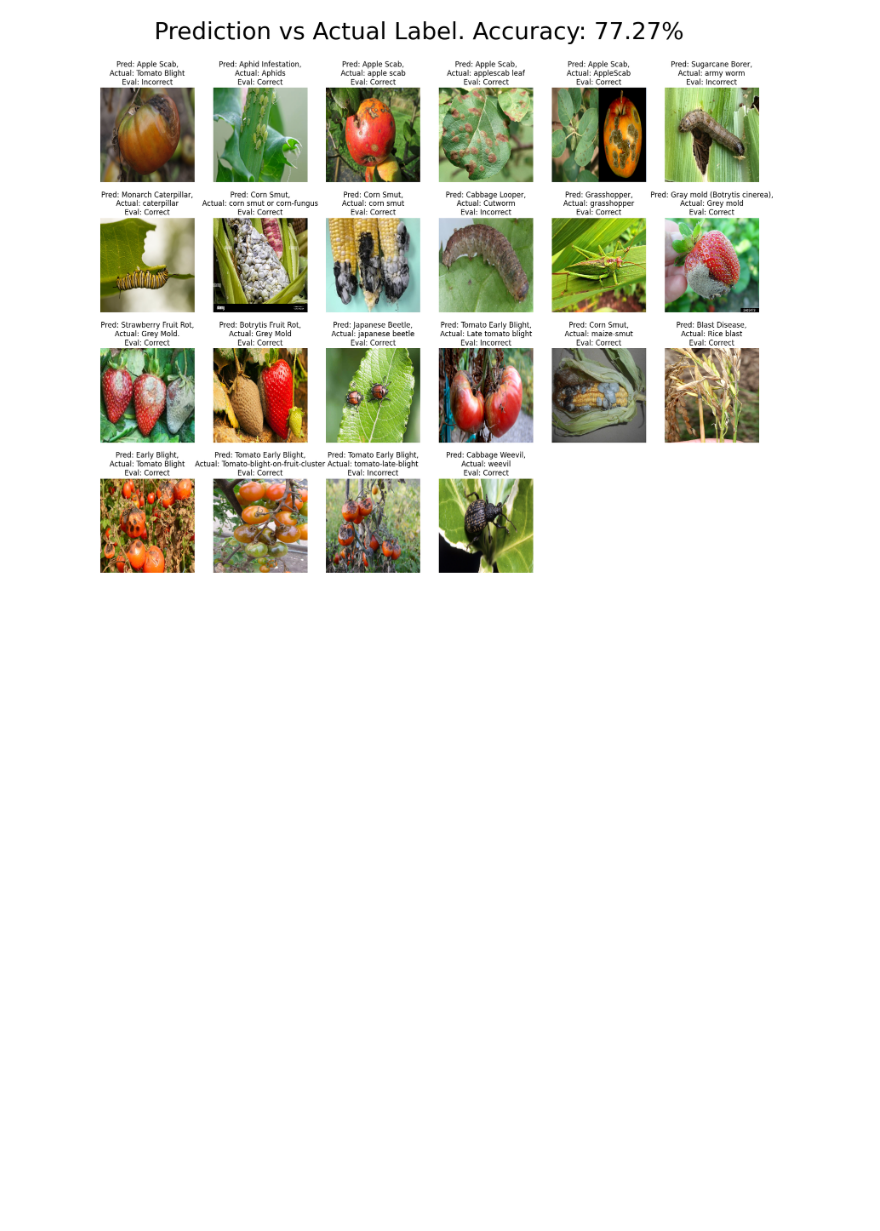
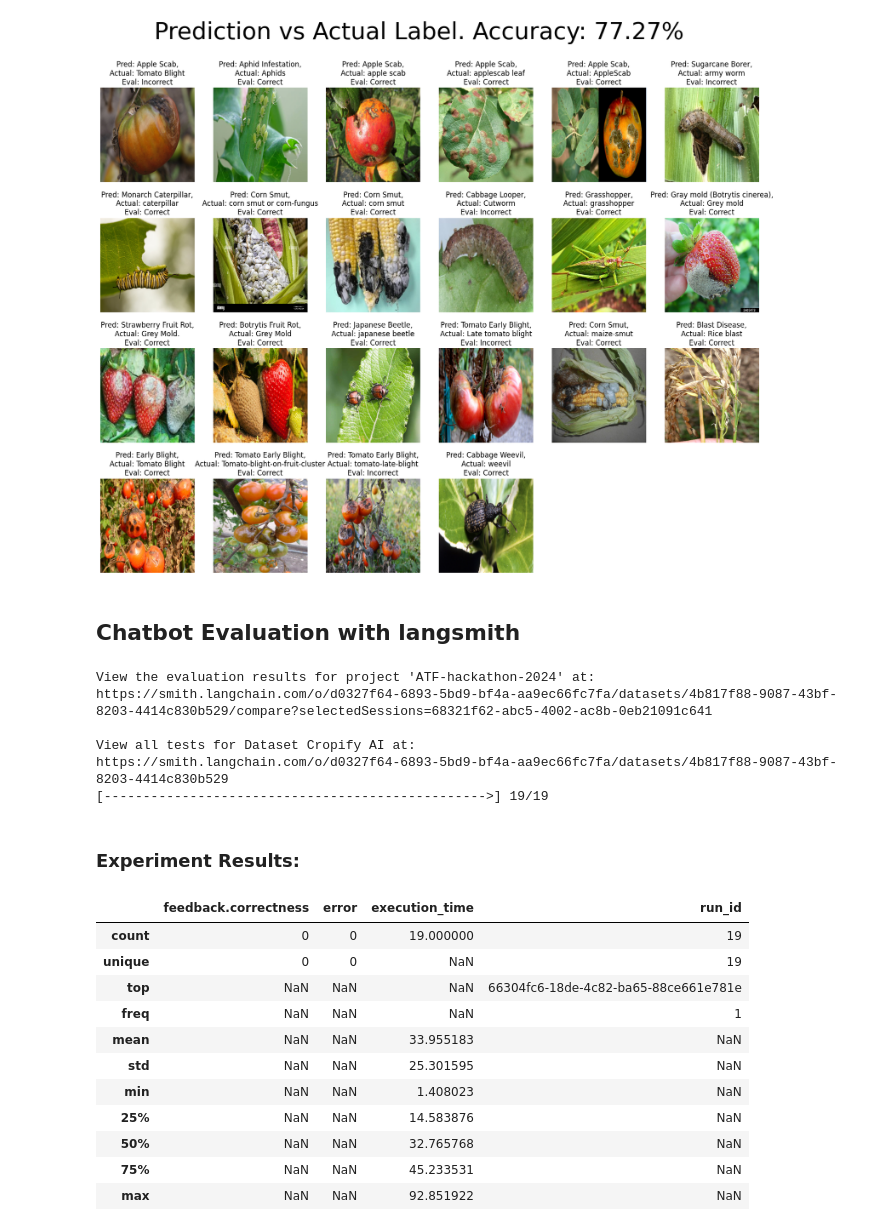
Before and after one commit to K-RED90/Cropify-AI, a Jupyter notebook: evaluator.ipynb, the cells around one changed output. Cells and saved outputs as stored; diff of their text form; code cells hidden in the pictures; blank space fills up the shorter version.

Commit message:
chore: Update AgriScan evaluation documentation

```diff
--- a/evaluator.ipynb
+++ b/evaluator.ipynb
@@ -179,0 +177,63 @@ fig.savefig()
+# %% [markdown]
+## Chatbot Evaluation with langsmith
+# %%
+import langsmith
+from langchain_core import prompts
+from langchain_openai import chat_models
+from langchain.evaluation.qa import eval_prompt
+from langchain import smith
+from langchain.schema import output_parser
+
+from dotenv import load_dotenv
+
+load_dotenv(override=True)
+
+
+# Define your runnable or chain below.
+prompt = prompts.ChatPromptTemplate.from_messages(
+  [
+    ("system", "You are a helpful AI assistant."),
+    ("human", "{messages}")
+  ]
+)
+llm = chat_models.ChatOpenAI(model="gpt-3.5-turbo-0125", temperature=0)
+chain = (prompt | llm | output_parser.StrOutputParser()).with_retry()
+
+# Define the evaluators to apply
+eval_config = smith.RunEvalConfig(
+    evaluators=[
+        "qa"
+    ],
+    custom_evaluators=[],
+    eval_llm=chat_models.ChatOpenAI(model="gpt-3.5-turbo-0125", temperature=0)
+)
+
+client = langsmith.Client()
+chain_results = client.run_on_dataset(
+    dataset_name="Cropify AI",
+    llm_or_chain_factory=chain,
+    evaluation=eval_config,
+    project_name="ATF-hackathon-2024",
+    concurrency_level=2,
+    verbose=True,
+)
+# %% [output]
+View the evaluation results for project 'ATF-hackathon-2024' at:
+https://smith.langchain.com/o/d0327f64-6893-5bd9-bf4a-aa9ec66fc7fa/datasets/4b817f88-9087-43bf-8203-4414c830b529/compare?selectedSessions=68321f62-abc5-4002-ac8b-0eb21091c641
+
+View all tests for Dataset Cropify AI at:
+https://smith.langchain.com/o/d0327f64-6893-5bd9-bf4a-aa9ec66fc7fa/datasets/4b817f88-9087-43bf-8203-4414c830b529
+[------------------------------------------------->] 19/19
+Experiment Results:
+|  | feedback.correctness | error | execution_time | run_id |
+| count | 0 | 0 | 19.000000 | 19 |
+| unique | 0 | 0 | NaN | 19 |
+| top | NaN | NaN | NaN | 66304fc6-18de-4c82-ba65-88ce661e781e |
+| freq | NaN | NaN | NaN | 1 |
+| mean | NaN | NaN | 33.955183 | NaN |
+| std | NaN | NaN | 25.301595 | NaN |
+| min | NaN | NaN | 1.408023 | NaN |
+| 25% | NaN | NaN | 14.583876 | NaN |
+| 50% | NaN | NaN | 32.765768 | NaN |
+| 75% | NaN | NaN | 45.233531 | NaN |
+| max | NaN | NaN | 92.851922 | NaN |
```
Also changed, not shown: parts of 3 cells of this notebook, 1 other file.
